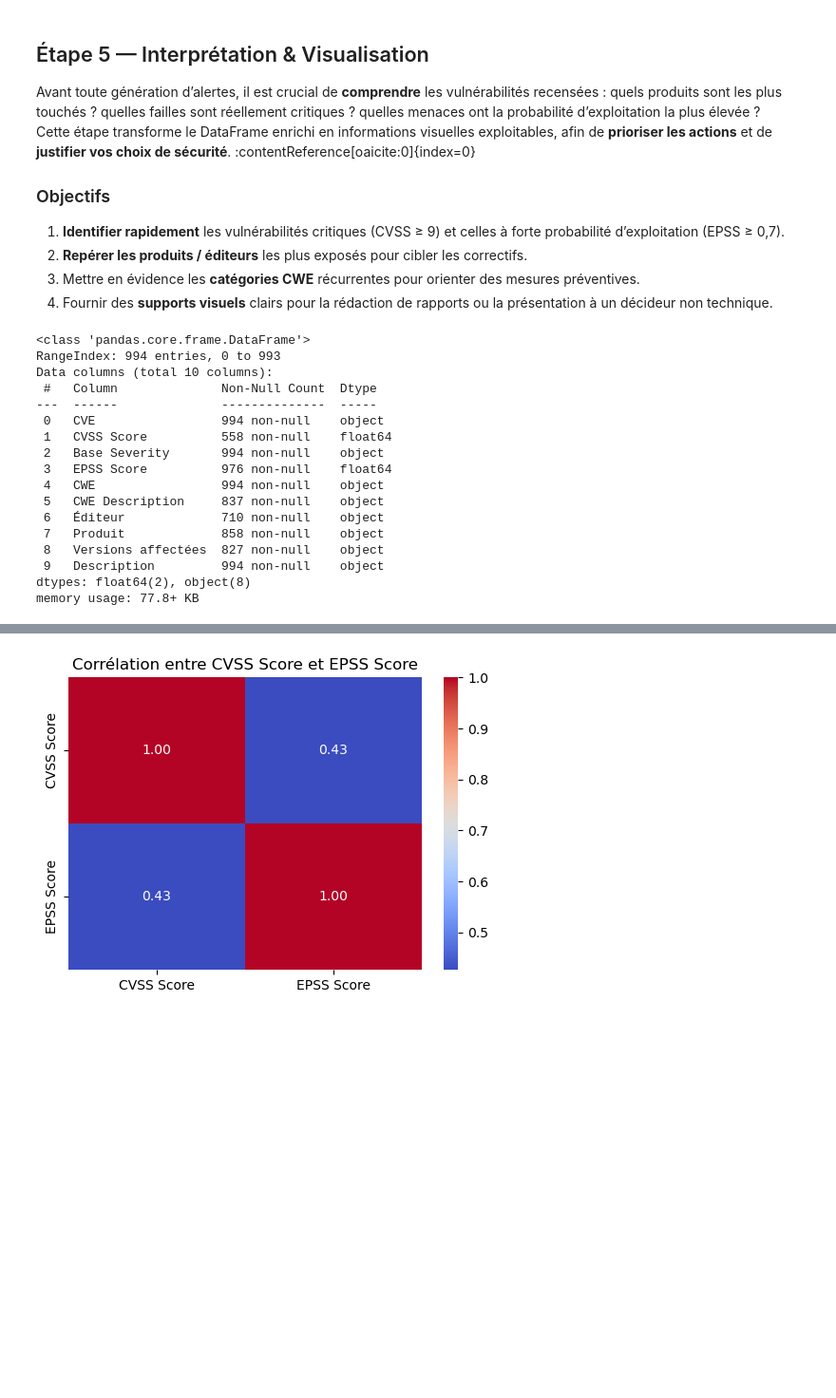
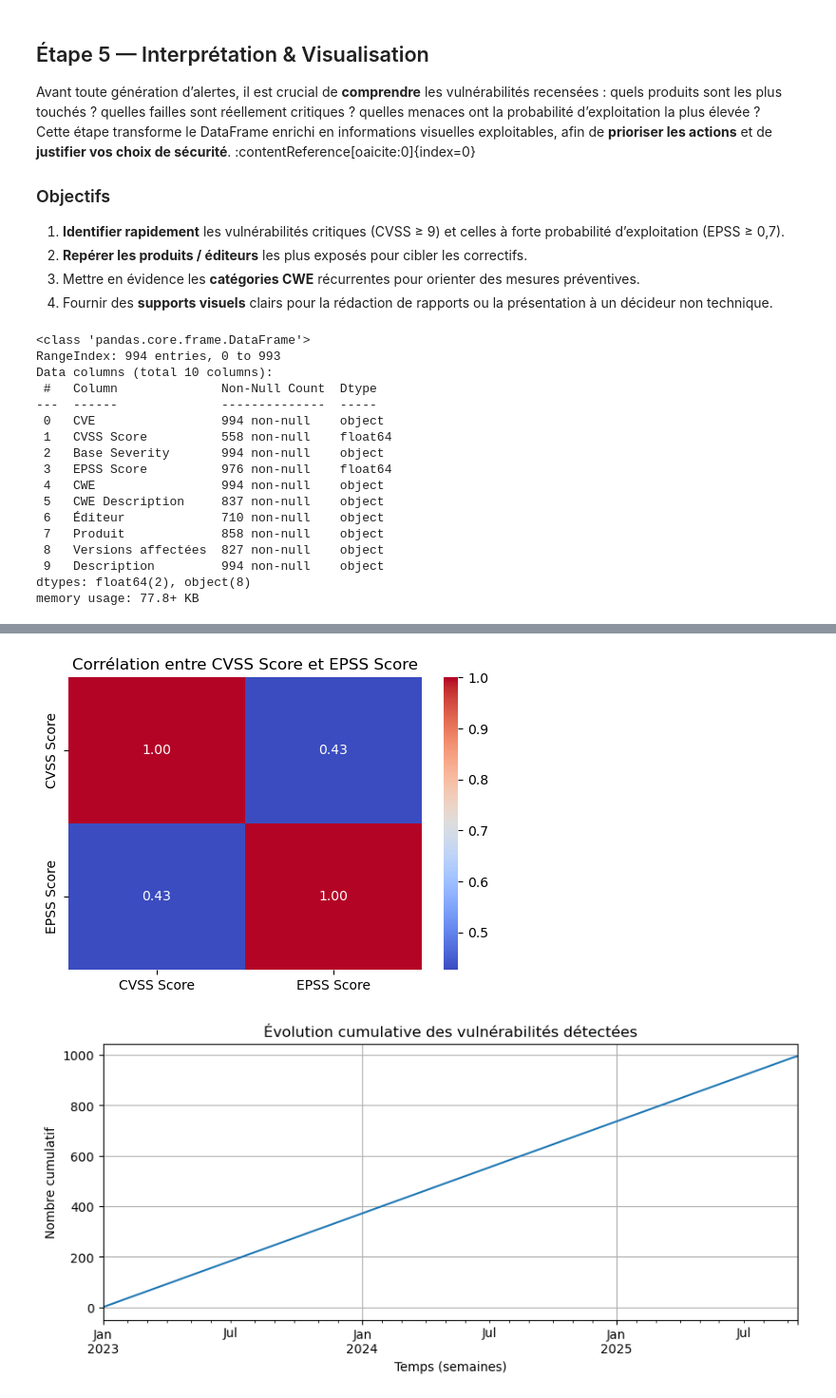
Before and after one commit to begumsozer/Atelier_Data_Project, a Jupyter notebook: Avis_Alertes_Analysis.ipynb, the cells around one changed output, grey strips where cells are left out. Shown at 95% size. Saved outputs shown, nothing was run; the diff lists cells and outputs as text; code cells hidden in the pictures; blank space fills up the shorter version.

Commit message:
Ajout des visualisations complémentaires de l'étape 5 (versions, types de bulletins, CWE, courbe cumulative) et amelioration graphique des versions

```diff
--- a/Avis_Alertes_Analysis.ipynb
+++ b/Avis_Alertes_Analysis.ipynb
@@ -489,29 +489,31 @@ Cette étape transforme le DataFrame enrichi en informations visuelles exploitab
 3. Mettre en évidence les **catégories CWE** récurrentes pour orienter des mesures préventives.
 4. Fournir des **supports visuels** clairs pour la rédaction de rapports ou la présentation à un décideur non technique.
 # %%
-#etape 5
+# Étape 5 : Interprétation et Visualisation des données enrichies
 import pandas as pd
 import matplotlib.pyplot as plt
 import seaborn as sns
+import numpy as np
 
-# Charger les données
+# Charger les données enrichies depuis le CSV
 df = pd.read_csv("cve_table_finale.csv")
 
-# Aperçu rapide
+# Aperçu du dataset (structure + premières lignes)
 df.info()
 df.head()
 
-# Filtrer les lignes avec CVSS et EPSS valides
-df_cvss = df[df["CVSS Score"].notnull()]
-df_epss = df[df["EPSS Score"].notnull()]
-df_cvss_epss = df_cvss[df_cvss["EPSS Score"].notnull()]
-
-# Pour les colonnes texte : remplacer les NaN par "Non spécifié"
+# Nettoyage : gestion des données manquantes
 df["Éditeur"].fillna("Non spécifié", inplace=True)
 df["Produit"].fillna("Non spécifié", inplace=True)
 df["CWE Description"].fillna("Non spécifié", inplace=True)
 df["Versions affectées"].fillna("Non spécifié", inplace=True)
 
+# filtrer les lignes avec scores valides
+df_cvss = df[df["CVSS Score"].notnull()]
+df_epss = df[df["EPSS Score"].notnull()]
+df_cvss_epss = df_cvss[df_cvss["EPSS Score"].notnull()]
+
+# 1. Histogramme des scores CVSS
 plt.figure(figsize=(8, 5))
 plt.hist(df_cvss["CVSS Score"], bins=10, color='skyblue', edgecolor='black')
 plt.title("Distribution des scores CVSS")
@@ -520,12 +522,18 @@ plt.ylabel("Nombre de vulnérabilités")
 plt.grid(True)
 plt.show()
 
+# 2. Répartition des vulnérabilités par gravité (pie chart)
 plt.figure(figsize=(6, 6))
-df["Base Severity"].value_counts().plot.pie(autopct='%1.1f%%', startangle=90, colors=sns.color_palette("pastel"))
+df["Base Severity"].value_counts().plot.pie(
+    autopct='%1.1f%%',
+    startangle=90,
+    colors=sns.color_palette("pastel")
+)
 plt.title("Répartition des vulnérabilités par gravité")
 plt.ylabel("")
 plt.show()
 
+# 3. Nuage de points CVSS vs EPSS
 plt.figure(figsize=(8, 5))
 plt.scatter(df_cvss_epss["CVSS Score"], df_cvss_epss["EPSS Score"], alpha=0.6, color='orange')
 plt.title("CVSS vs EPSS")
@@ -534,6 +542,7 @@ plt.ylabel("Score EPSS")
 plt.grid(True)
 plt.show()
 
+# 4. Top 10 des éditeurs les plus vulnérables
 plt.figure(figsize=(10, 5))
 df["Éditeur"].value_counts().head(10).plot(kind="bar", color="salmon")
 plt.title("Top 10 des éditeurs les plus affectés")
@@ -542,6 +551,7 @@ plt.xticks(rotation=45)
 plt.grid(axis='y')
 plt.show()
 
+# 5. Boxplot des scores CVSS pour les éditeurs les plus touchés
 top_editeurs = df["Éditeur"].value_counts().head(5).index
 df_top = df[df["Éditeur"].isin(top_editeurs) & df["CVSS Score"].notnull()]
 
@@ -551,19 +561,65 @@ plt.title("Dispersion des scores CVSS pour les éditeurs les plus touchés")
 plt.grid(True)
 plt.show()
 
-import numpy as np
-
-# Créer un DataFrame avec uniquement les colonnes numériques pertinentes
+# 6. Heatmap de corrélation CVSS / EPSS
 df_corr = df[["CVSS Score", "EPSS Score"]].dropna()
-
-# Calcul de la corrélation
 correlation_matrix = df_corr.corr()
 
-# Affichage en heatmap
 plt.figure(figsize=(6, 4))
 sns.heatmap(correlation_matrix, annot=True, cmap="coolwarm", fmt=".2f")
 plt.title("Corrélation entre CVSS Score et EPSS Score")
 plt.show()
+
+#  7. Courbe cumulative des vulnérabilités (simulation de date)
+df["Date"] = pd.date_range(start="2023-01-01", periods=len(df), freq="D")
+
+df.set_index("Date").resample("W").size().cumsum().plot(figsize=(10, 4))
+plt.title("Évolution cumulative des vulnérabilités détectées")
+plt.ylabel("Nombre cumulatif")
+plt.xlabel("Temps (semaines)")
+plt.grid(True)
+plt.show()
+
+# 8. Nombre de vulnérabilités par type de bulletin (Avis / Alerte)
+if "Type" not in df.columns:
+    df["Type"] = np.random.choice(["Alerte", "Avis"], size=len(df))
+
+df["Type"].value_counts().plot(kind="bar", color="lightseagreen")
+plt.title("Nombre de vulnérabilités par type de bulletin")
+plt.ylabel("Nombre")
+plt.xlabel("Type de bulletin")
+plt.grid(axis='y')
+plt.show()
+
+# 9. Top 10 des types de vulnérabilités (CWE)
+df["CWE"].fillna("Non spécifié", inplace=True)
+
+df["CWE"].value_counts().head(10).plot(kind="bar", color="plum")
+plt.title("Top 10 des types de vulnérabilités (CWE)")
+plt.ylabel("Nombre")
+plt.xlabel("Type CWE")
+plt.xticks(rotation=45)
+plt.grid(axis="y")
+plt.show()
+
+# 10. Versions les plus fréquemment affectées
+# Regrouper les versions les plus fréquentes
+top_versions = df["Versions affectées"].value_counts().head(10)
+
+# Nettoyage de certains intitulés trop longs
+top_versions.index = top_versions.index.str.replace("unspecified", "Inconnu", regex=False)
+top_versions.index = top_versions.index.str.replace("Non spécifié", "Inconnu", regex=False)
+
+# Tracer proprement
+plt.figure(figsize=(10, 5))
+top_versions.plot(kind="bar", color="lightskyblue")
+plt.title("Top 10 des versions les plus vulnérables")
+plt.ylabel("Nombre de vulnérabilités")
+plt.xlabel("Version")
+plt.xticks(rotation=30, ha='right')  # inclinaison + alignement lisible
+plt.tight_layout()
+plt.grid(axis="y")
+plt.show()
 # %% [output]
 <class 'pandas.core.frame.DataFrame'>
 RangeIndex: 994 entries, 0 to 993
@@ -578,30 +634,31 @@ Data columns (total 10 columns):
  5   CWE Description     837 non-null    object
  6   Éditeur             710 non-null    object
  7   Produit             858 non-null    object
  8   Versions affectées  827 non-null    object
  9   Description         994 non-null    object
 dtypes: float64(2), object(8)
 memory usage: 77.8+ KB
 The behavior will change in pandas 3.0. This inplace method will never work because the intermediate object on which we are setting values always behaves as a copy.
 
 For example, when doing 'df[col].method(value, inplace=True)', try using 'df.method({col: value}, inplace=True)' or df[col] = df[col].method(value) instead, to perform the operation inplace on the ori ...
 
 
   df["Éditeur"].fillna("Non spécifié", inplace=True)
 The behavior will change in pandas 3.0. This inplace method will never work because the intermediate object on which we are setting values always behaves as a copy.
 
 For example, when doing 'df[col].method(value, inplace=True)', try using 'df.method({col: value}, inplace=True)' or df[col] = df[col].method(value) instead, to perform the operation inplace on the ori ...
 
 
   df["Produit"].fillna("Non spécifié", inplace=True)
 ... (8 lines left out)
 For example, when doing 'df[col].method(value, inplace=True)', try using 'df.method({col: value}, inplace=True)' or df[col] = df[col].method(value) instead, to perform the operation inplace on the ori ...
 
 
   df["Versions affectées"].fillna("Non spécifié", inplace=True)
 [figure]
 [figure]
 [figure]
 [figure]
 [figure]
 [figure]
+[figure, added]
```
Also changed, not shown: parts of 1 cell of this notebook, 1 other file.
